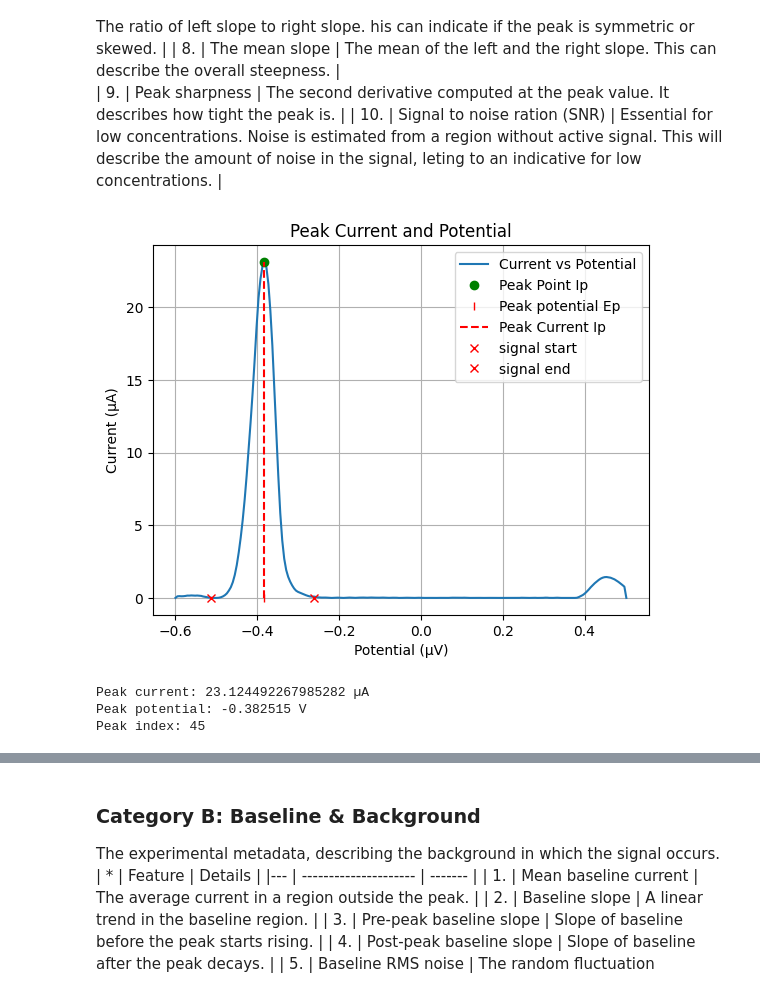
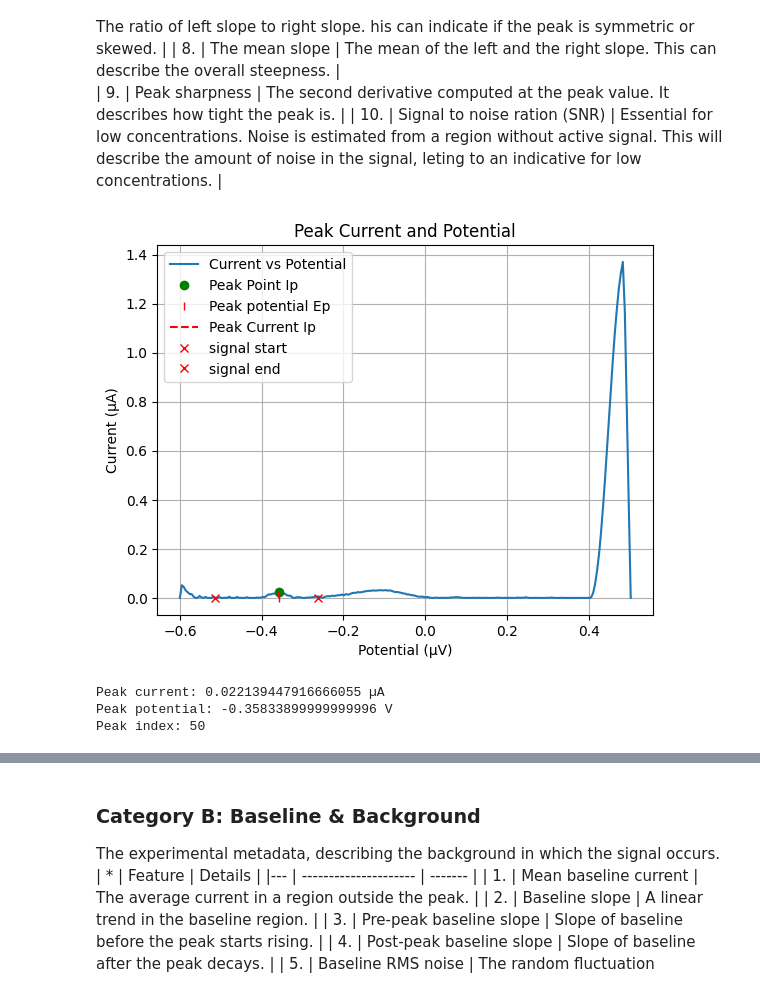
Before and after one commit to andreidumitras/electrochemical-AI, a Jupyter notebook: feature_extraction.ipynb, the cells around one changed output, grey strips where cells are left out. Saved outputs shown, nothing was run; the diff lists cells and outputs as text; code cells hidden in the pictures.

```diff
--- a/feature_extraction.ipynb
+++ b/feature_extraction.ipynb
@@ -222,13 +278,13 @@ plt.show()
 | 9.  | Peak sharpness            | The second derivative computed at the peak value. It describes how tight the peak is. |
 | 10.  | Signal to noise ration (SNR) | Essential for low concentrations. Noise is estimated from a region without active signal. This will describe the amount of noise in the signal, leting to an indicative for low concentrations. |
 # %%
-Ip, Ep, peak_idx = physics.get_peak_values(potential, currents[5], plotting=True)
+Ip, Ep, peak_idx = physics.get_peak_values(potential, currents[39], plotting=True)
 print(f'Peak current: {Ip} µA')
 print(f'Peak potential: {Ep} V')
 print(f'Peak index: {peak_idx}')
 # %% [output]
-[figure, old version]
+[figure, new version]
-Peak current: 23.124492267985282 µA
-Peak potential: -0.382515 V
-Peak index: 45
+Peak current: 0.022139447916666055 µA
+Peak potential: -0.35833899999999996 V
+Peak index: 50
 # %%
```
Also changed, not shown: parts of 6 cells of this notebook, 4 other files.
